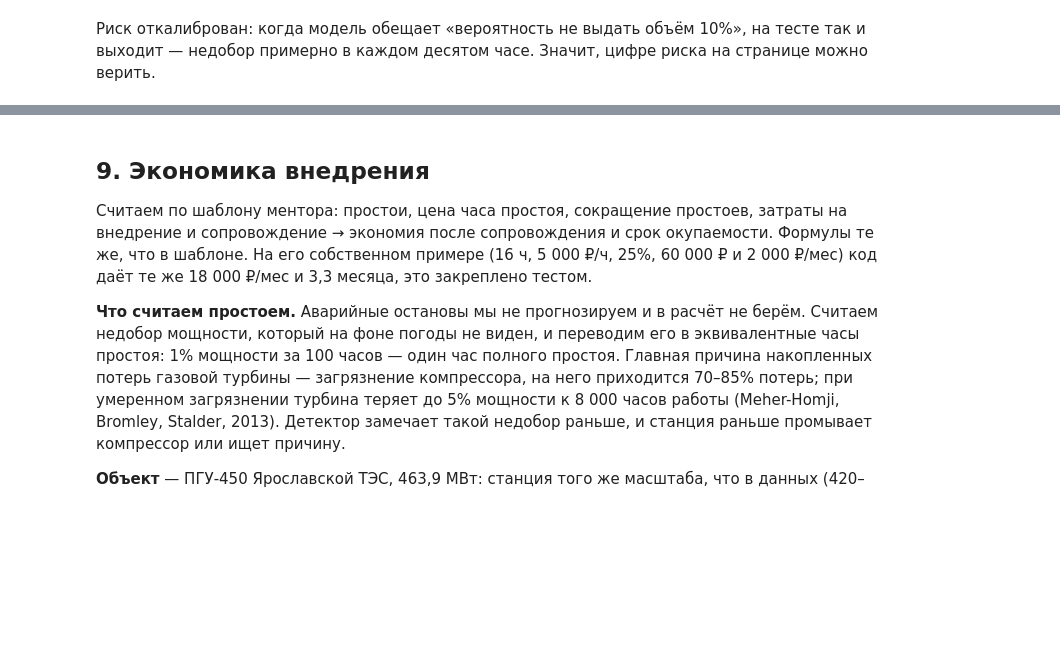
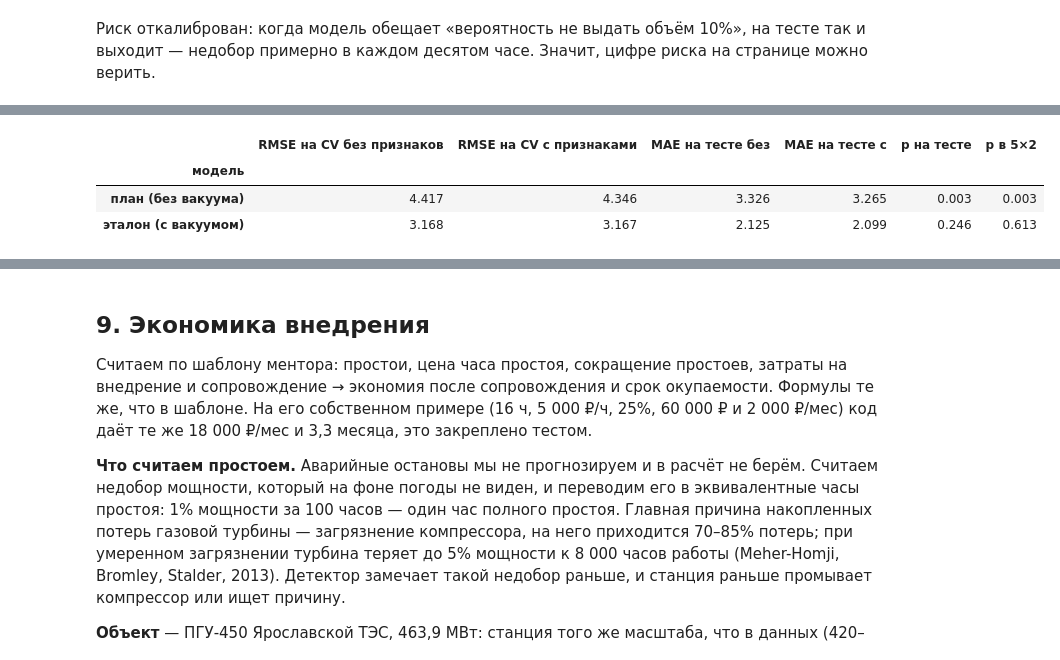
Before and after one commit to eFoggye/etalon-pgu, a Jupyter notebook: notebooks/research.ipynb, the cells around one changed output, grey strips where cells are left out. Drawn from its saved outputs; the diff is of its cells as text; code cells hidden in the pictures; blank space fills up the shorter version.

Commit message:
Обоснование плотности воздуха и точки росы: проверка на тесте и 5×2 для обеих моделей

```diff
--- a/notebooks/research.ipynb
+++ b/notebooks/research.ipynb
@@ -889,0 +892,31 @@ print("Результаты проверок сохранены: reports/evidenc
+# %%
+from sklearn.ensemble import HistGradientBoostingRegressor
+
+from powerplant.features import air_density, dew_point
+
+physics_checks = {}
+for set_name, features in (("plan", P), ("ref", A)):
+    base_model = tuned_model(set_name, "Градиентный бустинг")
+    physics_model = with_physics(tuned_model(set_name, "Градиентный бустинг"))
+    base_pred = clone(base_model).fit(train[features], train["PE"]).predict(test[features])
+    physics_pred = clone(physics_model).fit(train[features], train["PE"]).predict(test[features])
+    physics_checks[set_name] = {
+        "cv": metrics["sets"][set_name]["physics"],
+        "test": paired_error_test(y_test, base_pred, physics_pred),
+        "cv5x2": dietterich_5x2cv(base_model, features, physics_model, features, sheet_list),
+    }
+evidence["physics"] = physics_checks
+display(pd.DataFrame([{
+    "модель": {"plan": "план (без вакуума)", "ref": "эталон (с вакуумом)"}[name],
+    "RMSE на CV без признаков": check["cv"]["rmse_base"],
+    "RMSE на CV с признаками": check["cv"]["rmse_physics"],
+    "MAE на тесте без": check["test"]["mae_a"],
+    "MAE на тесте с": check["test"]["mae_b"],
+    "p на тесте": check["test"]["p_value"],
+    "p в 5×2": check["cv5x2"]["p_value"],
+} for name, check in physics_checks.items()]).set_index("модель").round(4))
+# %% [output]
+|  | RMSE на CV без признаков | RMSE на CV с признаками | MAE на тесте без | MAE на тесте с | p на тесте | p в 5×2 |
+| модель |  |  |  |  |  |  |
+| план (без вакуума) | 4.417 | 4.346 | 3.326 | 3.265 | 0.003 | 0.003 |
+| эталон (с вакуумом) | 3.168 | 3.167 | 2.125 | 2.099 | 0.246 | 0.613 |
```
Also changed, not shown: parts of 5 cells of this notebook, 6 other files.
